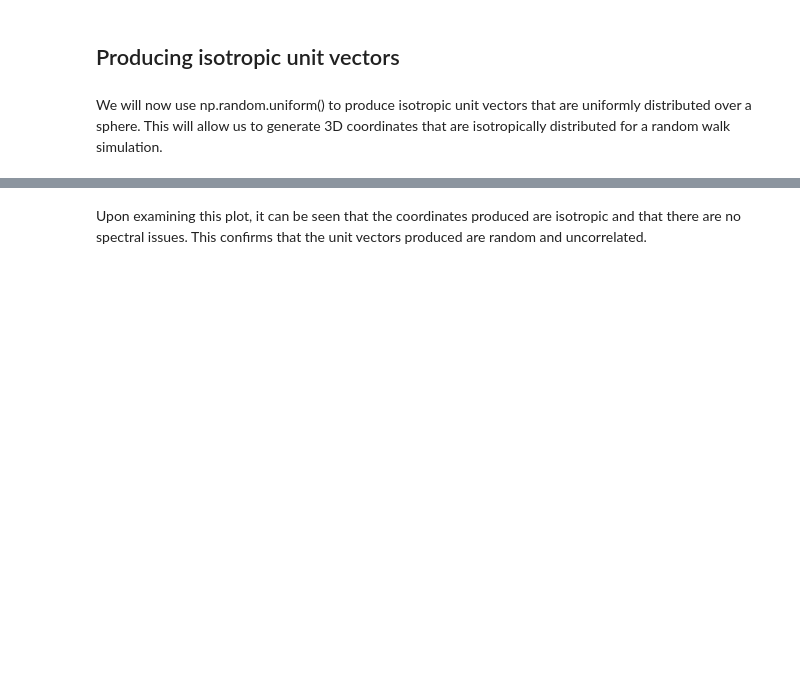
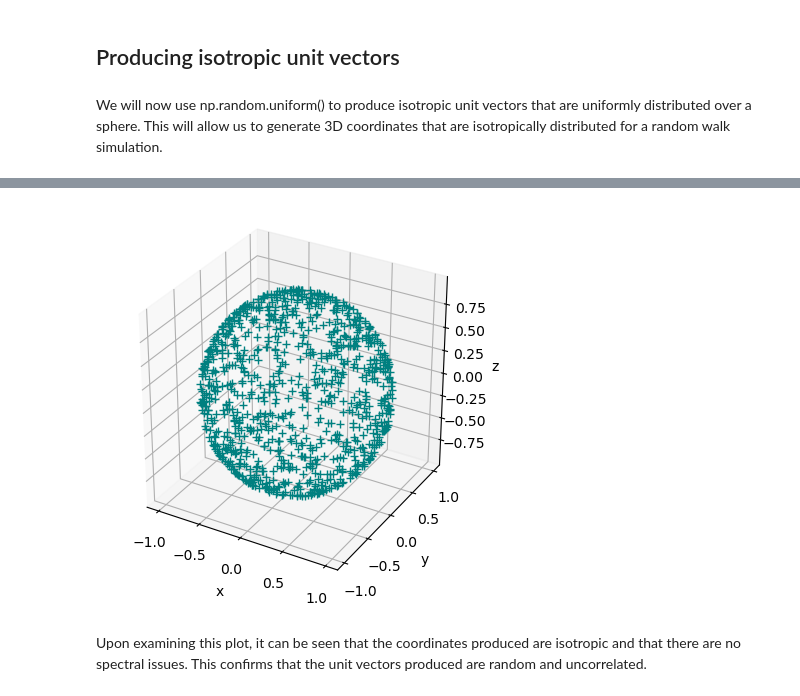
Before and after one commit to ellabeck03/Exploring_Monte_Carlo_Methods, a Jupyter notebook: monte_carlo_project.ipynb, the cells around one changed output, grey strips where cells are left out. Saved outputs shown, nothing was run; the diff lists cells and outputs as text; code cells hidden in the pictures; blank space fills up the shorter version.

```diff
--- a/monte_carlo_project.ipynb
+++ b/monte_carlo_project.ipynb
@@ -406,8 +408,8 @@ It can be seen from this data that the mean free path of water is approximately
 # %% [markdown]
 We will now use np.random.uniform() to produce isotropic unit vectors that are uniformly distributed over a sphere. This will allow us to generate 3D coordinates that are isotropically distributed for a random walk simulation.
 # %%
-get_ipython().magic('matplotlib notebook')
-%matplotlib notebook
+# get_ipython().magic('matplotlib notebook')
+# %matplotlib notebook
 fig = plt.figure()
 unit_vectors_plot = fig.add_subplot(111, projection = '3d')
 
@@ -470,3 +470,4 @@ plt.show()
+[figure, added]
 # %% [markdown]
 Upon examining this plot, it can be seen that the coordinates produced are isotropic and that there are no spectral issues. This confirms that the unit vectors produced are random and uncorrelated.
 # %% [markdown]
```
Also changed, not shown: parts of 10 cells of this notebook.
